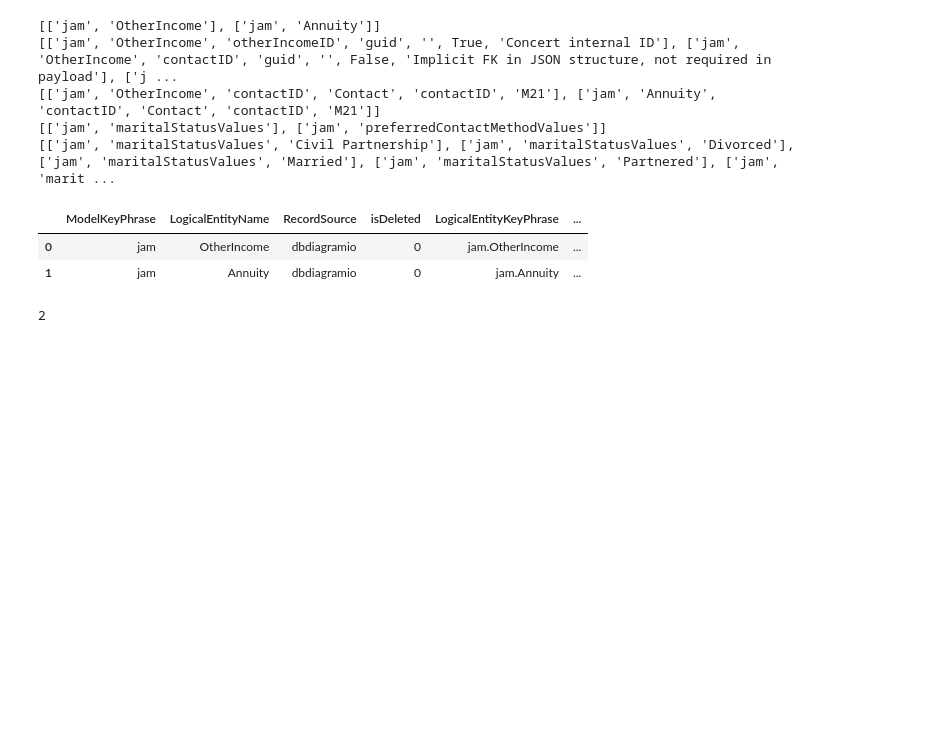
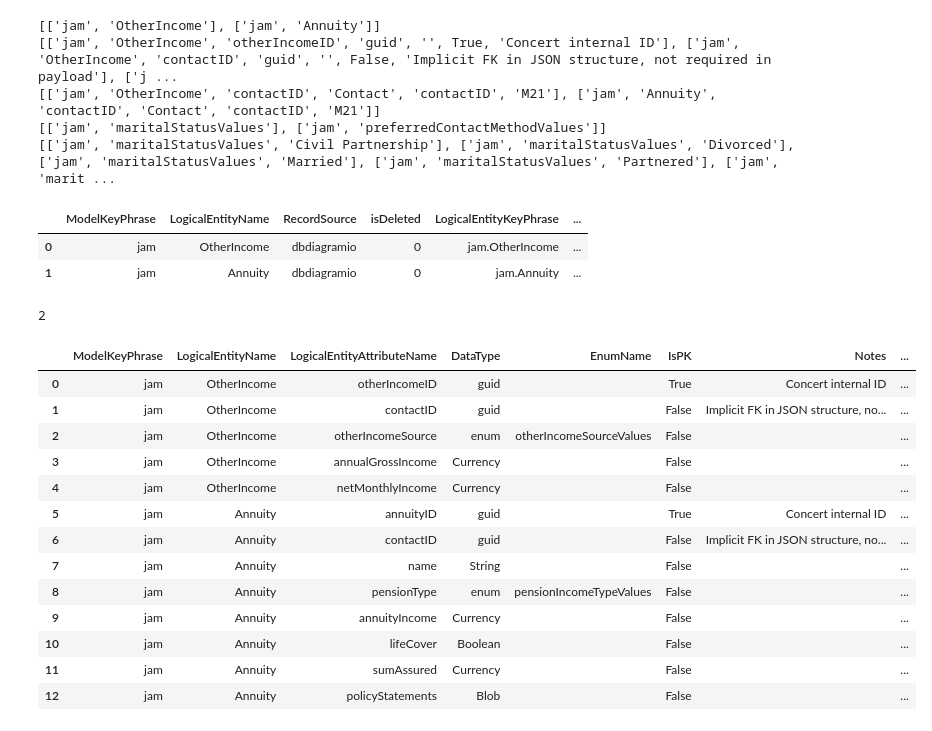
Before and after one commit to Sunspark/chista, a Jupyter notebook: import_dbdiagramio_to_logical.ipynb, the cells around one changed output. Saved outputs shown, nothing was run; the diff lists cells and outputs as text; code cells hidden in the pictures; blank space fills up the shorter version.

```diff
--- a/import_dbdiagramio_to_logical.ipynb
+++ b/import_dbdiagramio_to_logical.ipynb
@@ -307,3 +306,65 @@ WHERE
 """;
 conn.execute(sql_query)
 conn.commit()
+# %%
+# process frame: TableAttributeList
+
+df = pd.DataFrame(TableAttributeList, columns=['ModelKeyPhrase', 'LogicalEntityName', 'LogicalEntityAttributeName', 'DataType', 'EnumName', 'IsPK', 'Notes'])
+df['RecordSource'] = df.apply(lambda row: RecordSource, axis=1)
+df['isDeleted'] = df.apply(lambda row: 0, axis=1)
+# entity names
+df['LogicalEntityKeyPhrase'] = df.apply(lambda row: row['ModelKeyPhrase'] + '.' + row['LogicalEntityName'], axis=1)
+df['LogicalEntityAttributeKeyPhrase'] = df.apply(lambda row: row['ModelKeyPhrase'] + '.' + row['LogicalEntityName'] + '.' + row['LogicalEntityAttributeName'], axis=1)
+df['EnumKeyPhrase'] = df.apply(lambda row: row['ModelKeyPhrase'] + '.' + row['EnumName'], axis=1)
+# link names
+df['LogicalEntityLogicalEntityAttributeKeyPhrase'] = df.apply(lambda row: row['LogicalEntityKeyPhrase'] + ':' + row['LogicalEntityAttributeKeyPhrase'], axis=1)
+df['LogicalEntityAttributeEnumKeyPhrase'] = df.apply(lambda row: row['LogicalEntityAttributeKeyPhrase'] + ':' + row['EnumKeyPhrase'], axis=1)
+
+# hashing
+df = hashing.add_md5_hash_column(
+  df
+  , md5_column_name = 'LogicalEntityHashKey'
+  , columns = ['LogicalEntityKeyPhrase']
+)
+df = hashing.add_md5_hash_column(
+  df
+  , md5_column_name = 'LogicalEntityAttributeHashKey'
+  , columns = ['LogicalEntityAttributeKeyPhrase']
+)
+df = hashing.add_md5_hash_column(
+  df
+  , md5_column_name = 'EnumHashKey'
+  , columns = ['EnumKeyPhrase']
+)
+df = hashing.add_md5_hash_column(
+  df
+  , md5_column_name = 'HashDiff'
+  , columns = ['LogicalEntityAttributeName', 'isDeleted', 'DataType', 'EnumName', 'IsPK', 'Notes']
+)
+df = hashing.add_md5_hash_column(
+  df
+  , md5_column_name = 'LogicalEntityLogicalEntityAttributeHashKey'
+  , columns = ['LogicalEntityLogicalEntityAttributeKeyPhrase']
+)
+df = hashing.add_md5_hash_column(
+  df
+  , md5_column_name = 'LogicalEntityAttributeEnumHashKey'
+  , columns = ['LogicalEntityAttributeEnumKeyPhrase']
+)
+
+df
+# %% [output]
+|  | ModelKeyPhrase | LogicalEntityName | LogicalEntityAttributeName | DataType | EnumName | IsPK | Notes | ... |
+| 0 | jam | OtherIncome | otherIncomeID | guid |  | True | Concert internal ID | ... |
+| 1 | jam | OtherIncome | contactID | guid |  | False | Implicit FK in JSON structure, no... | ... |
+| 2 | jam | OtherIncome | otherIncomeSource | enum | otherIncomeSourceValues | False |  | ... |
+| 3 | jam | OtherIncome | annualGrossIncome | Currency |  | False |  | ... |
+| 4 | jam | OtherIncome | netMonthlyIncome | Currency |  | False |  | ... |
+| 5 | jam | Annuity | annuityID | guid |  | True | Concert internal ID | ... |
+| 6 | jam | Annuity | contactID | guid |  | False | Implicit FK in JSON structure, no... | ... |
+| 7 | jam | Annuity | name | String |  | False |  | ... |
+| 8 | jam | Annuity | pensionType | enum | pensionIncomeTypeValues | False |  | ... |
+| 9 | jam | Annuity | annuityIncome | Currency |  | False |  | ... |
+| 10 | jam | Annuity | lifeCover | Boolean |  | False |  | ... |
+| 11 | jam | Annuity | sumAssured | Currency |  | False |  | ... |
+| 12 | jam | Annuity | policyStatements | Blob |  | False |  | ... |
```
Also changed, not shown: parts of 3 cells of this notebook, 7 other files.
